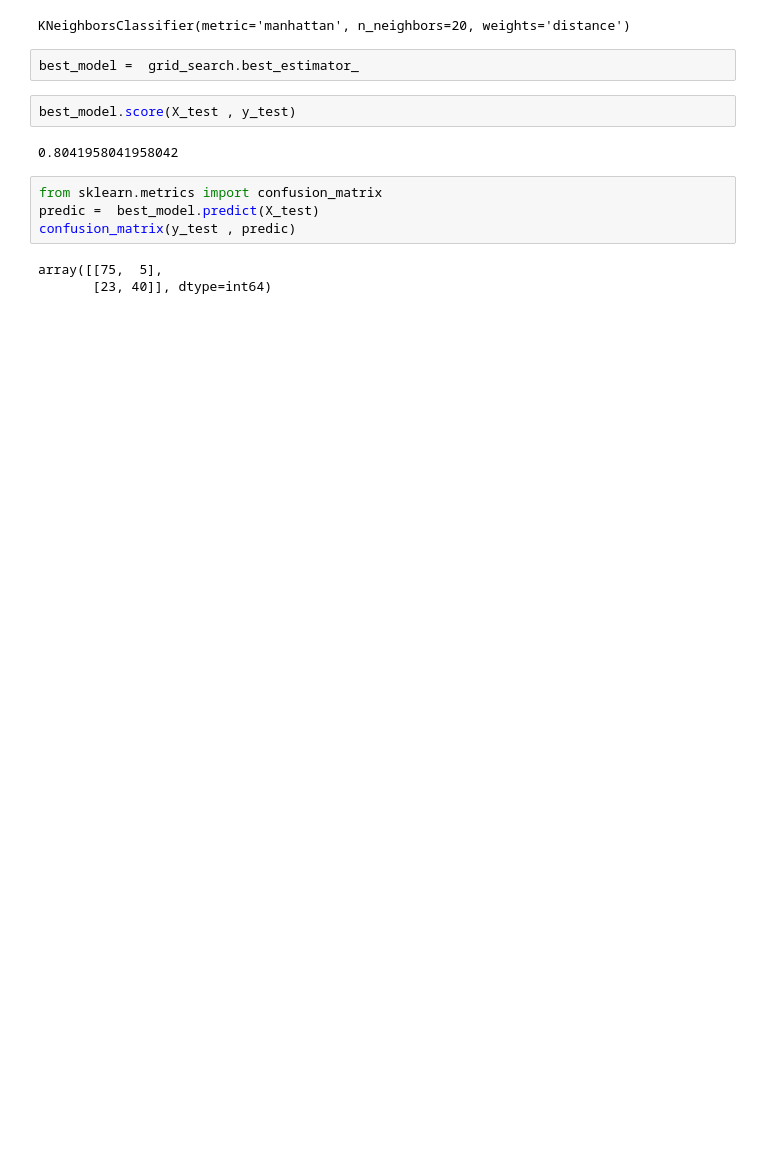
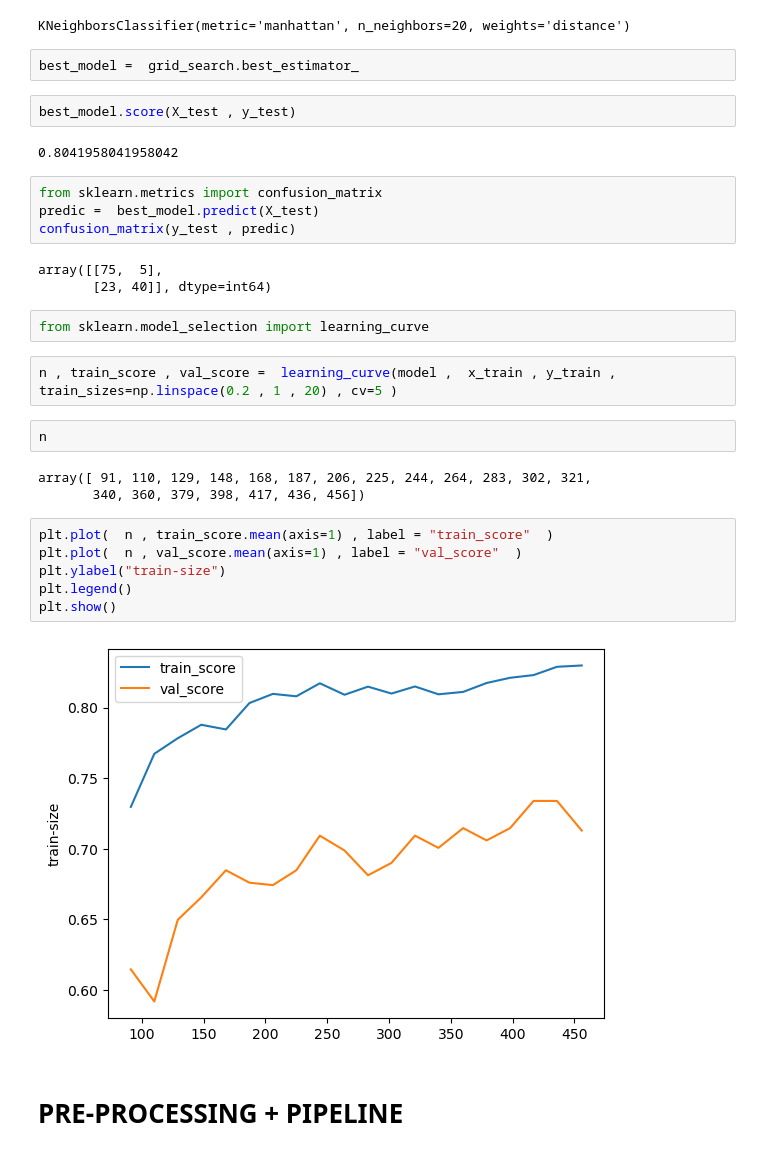
Before and after one commit to DST-NDIAYE/Data-Science-, a Jupyter notebook: revision.ipynb, the cells around one changed output. Saved outputs shown, nothing was run; the diff lists cells and outputs as text; blank space fills up the shorter version.

```diff
--- a/revision.ipynb
+++ b/revision.ipynb
@@ -483,3 +483,22 @@ confusion_matrix(y_test , predic)
 # %% [output]
 array([[75,  5],
        [23, 40]], dtype=int64)
+# %%
+from sklearn.model_selection import learning_curve
+# %%
+n , train_score , val_score =  learning_curve(model ,  x_train , y_train , train_sizes=np.linspace(0.2 , 1 , 20) , cv=5 )
+# %%
+n
+# %% [output]
+array([ 91, 110, 129, 148, 168, 187, 206, 225, 244, 264, 283, 302, 321,
+       340, 360, 379, 398, 417, 436, 456])
+# %%
+plt.plot(  n , train_score.mean(axis=1) , label = "train_score"  )
+plt.plot(  n , val_score.mean(axis=1) , label = "val_score"  )
+plt.ylabel("train-size")
+plt.legend()
+plt.show()
+# %% [output]
+[figure, added]
+# %% [markdown]
+# PRE-PROCESSING + PIPELINE
```
